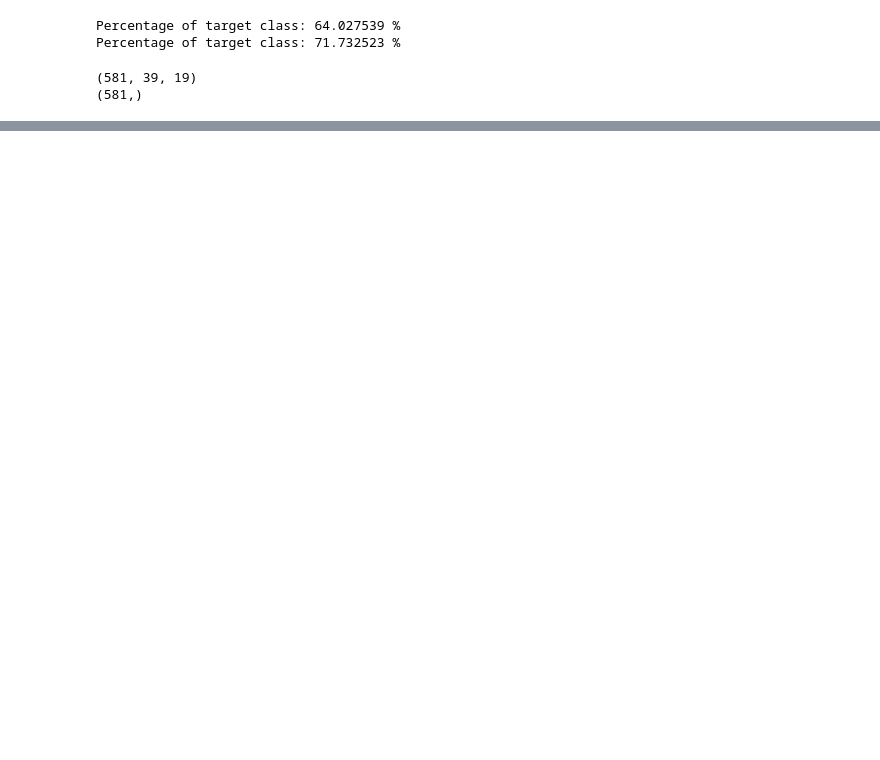
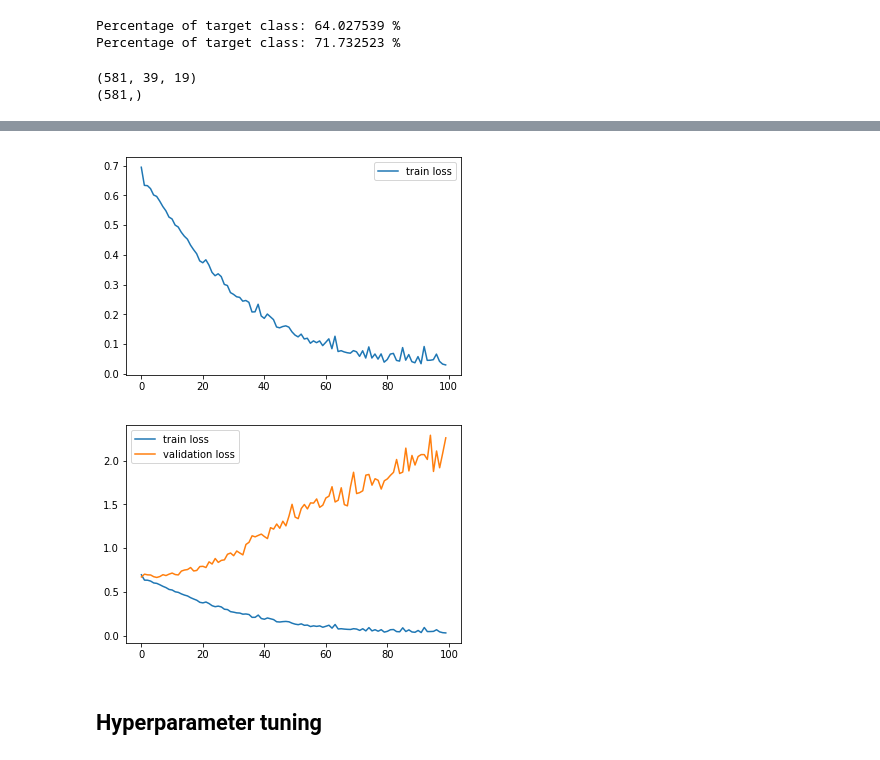
Before and after one commit to DangDangSister/CNN_LSTM_EEGClassifier, a Jupyter notebook: main.ipynb, the cells around one changed output, grey strips where cells are left out. Cells and saved outputs as stored; diff of their text form; code cells hidden in the pictures; blank space fills up the shorter version.

```diff
--- a/main.ipynb
+++ b/main.ipynb
@@ -183,0 +220,15 @@ hist = model.fit(x_train, y_train,
+# %%
+# With regularization and dropout
+n_epochs = 100
+trainloss, = plt.plot(np.arange(n_epochs), clf.log.losses, label='train loss')
+plt.legend(handles=[trainloss])
+plt.show()
+trainloss, = plt.plot(np.arange(n_epochs), clf.log.losses, label='train loss')
+valloss, = plt.plot(np.arange(n_epochs), clf.log.val_losses, label='validation loss')
+plt.legend(handles=[trainloss, valloss])
+plt.show()
+# %% [output]
+[figure, added]
+[figure, added]
+# %% [markdown]
+## Hyperparameter tuning
```
Also changed, not shown: parts of 17 cells of this notebook, 1 other file.
